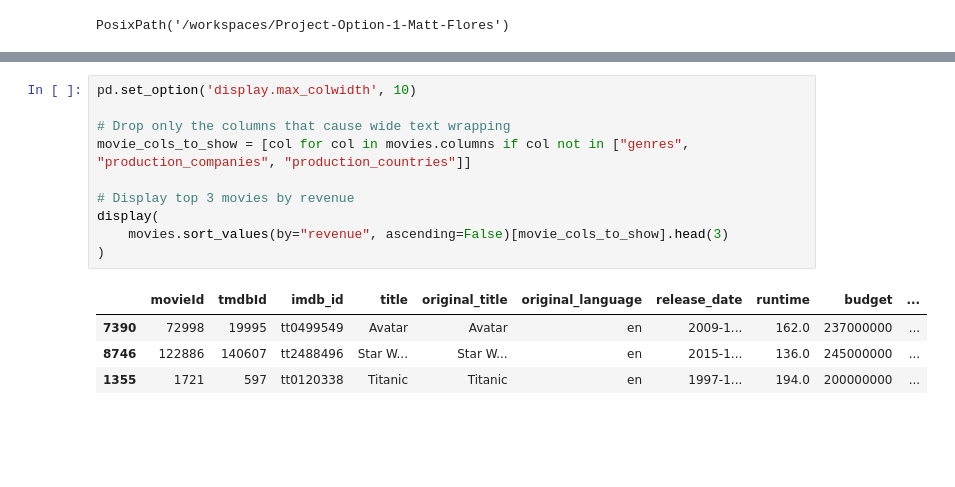
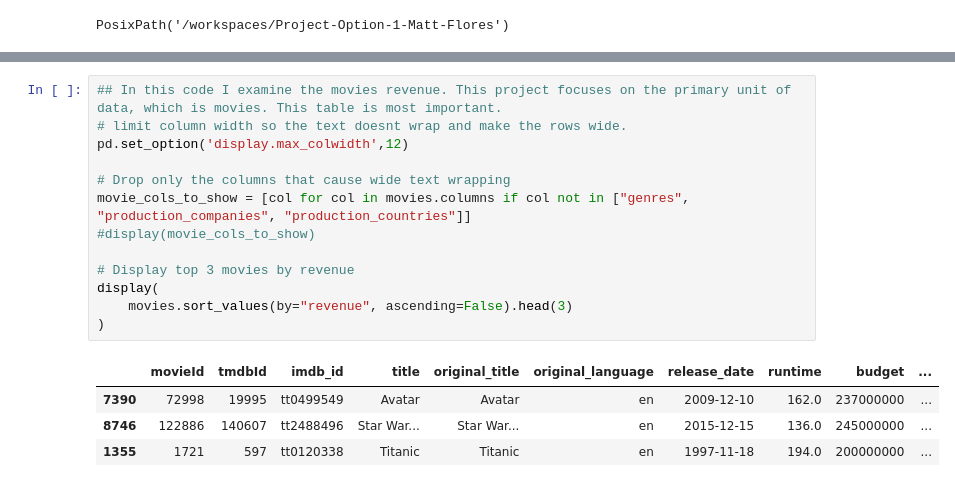
Before and after one commit to MFUTSA/Project-Option-1-Matt-Flores, a Jupyter notebook: notebooks/Milestone_1.ipynb, the cells around one changed output, grey strips where cells are left out. Drawn from its saved outputs; the diff is of its cells as text; blank space fills up the shorter version.

```diff
--- a/notebooks/Milestone_1.ipynb
+++ b/notebooks/Milestone_1.ipynb
@@ -127,16 +187,19 @@ keywords: 9,082 rows x 2 columns
 # %%
-pd.set_option('display.max_colwidth', 10)
+## In this code I examine the movies revenue. This project focuses on the primary unit of data, which is movies. This table is most important.
+# limit column width so the text doesnt wrap and make the rows wide.
+pd.set_option('display.max_colwidth',12)
 
 # Drop only the columns that cause wide text wrapping
 movie_cols_to_show = [col for col in movies.columns if col not in ["genres", "production_companies", "production_countries"]]
+#display(movie_cols_to_show)
 
 # Display top 3 movies by revenue
 display(
-    movies.sort_values(by="revenue", ascending=False)[movie_cols_to_show].head(3)
+    movies.sort_values(by="revenue", ascending=False).head(3)
 )
 # %% [output]
 |  | movieId | tmdbId | imdb_id | title | original_title | original_language | release_date | runtime | budget | ... |
-| 7390 | 72998 | 19995 | tt0499549 | Avatar | Avatar | en | 2009-1... | 162.0 | 237000000 | ... |
-| 8746 | 122886 | 140607 | tt2488496 | Star W... | Star W... | en | 2015-1... | 136.0 | 245000000 | ... |
-| 1355 | 1721 | 597 | tt0120338 | Titanic | Titanic | en | 1997-1... | 194.0 | 200000000 | ... |
+| 7390 | 72998 | 19995 | tt0499549 | Avatar | Avatar | en | 2009-12-10 | 162.0 | 237000000 | ... |
+| 8746 | 122886 | 140607 | tt2488496 | Star War... | Star War... | en | 2015-12-15 | 136.0 | 245000000 | ... |
+| 1355 | 1721 | 597 | tt0120338 | Titanic | Titanic | en | 1997-11-18 | 194.0 | 200000000 | ... |
 # %%
```
Also changed, not shown: parts of 10 cells of this notebook.
